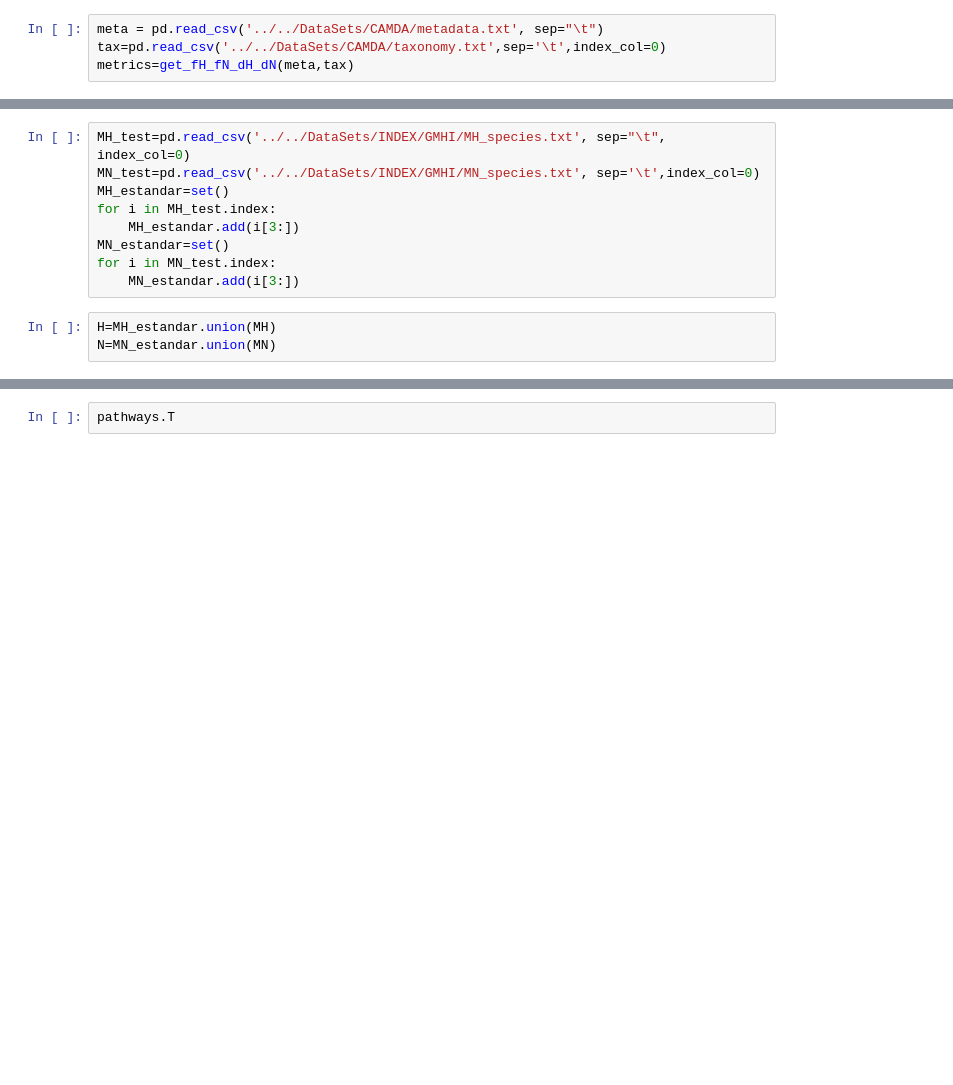
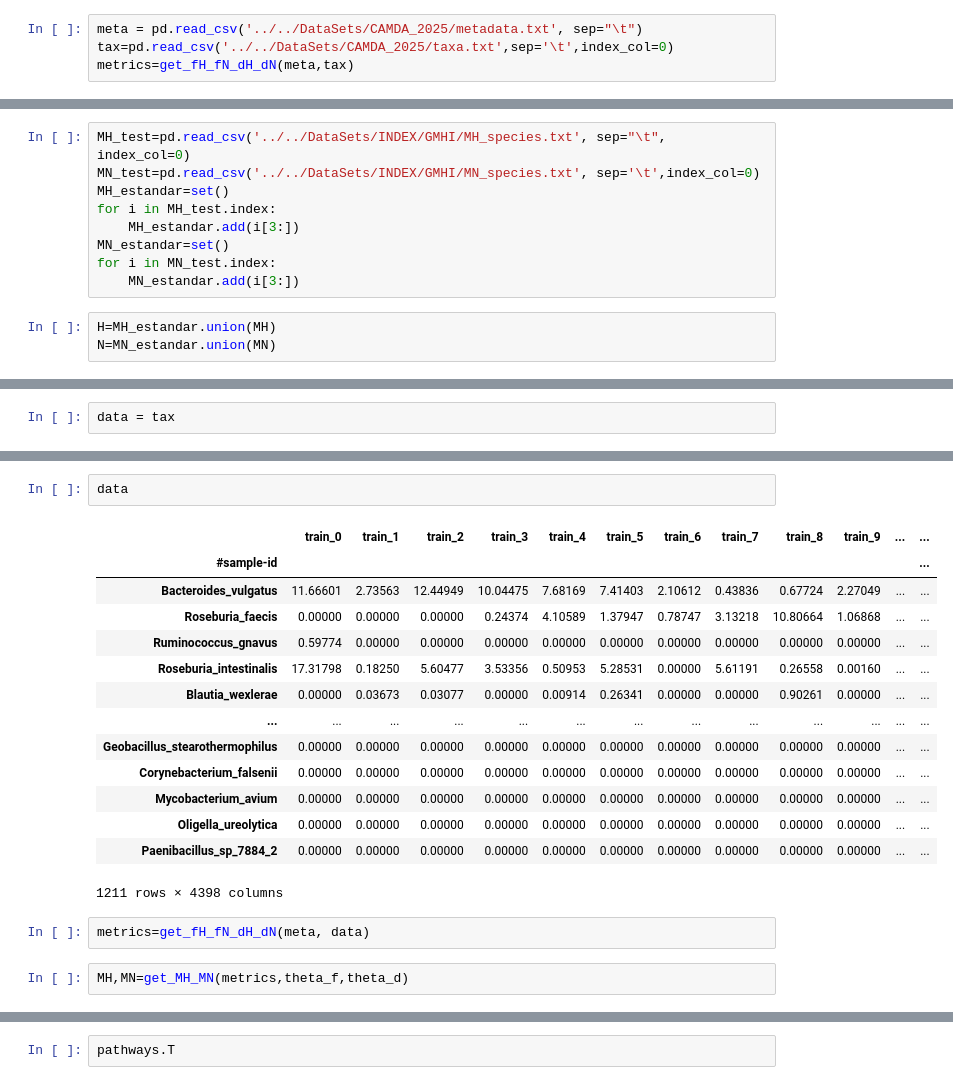
Before and after one commit to ccm-bioinfo/Camda25_gut, a Jupyter notebook: indexes/RF_GMHI/GMHI_tax_path_RFT-Copy1.ipynb, the cells around one changed output, grey strips where cells are left out. Drawn from its saved outputs; the diff is of its cells as text; blank space fills up the shorter version.

Commit message:
feat: :fire: New script to calculate indexes

```diff
--- a/indexes/RF_GMHI/GMHI_tax_path_RFT-Copy1.ipynb
+++ b/indexes/RF_GMHI/GMHI_tax_path_RFT-Copy1.ipynb
@@ -137,6 +143,6 @@ def get_accuracy(GMHI,meta):
 # %%
-meta = pd.read_csv('../../DataSets/CAMDA/metadata.txt', sep="\t")
-tax=pd.read_csv('../../DataSets/CAMDA/taxonomy.txt',sep='\t',index_col=0)
+meta = pd.read_csv('../../DataSets/CAMDA_2025/metadata.txt', sep="\t")
+tax=pd.read_csv('../../DataSets/CAMDA_2025/taxa.txt',sep='\t',index_col=0)
 metrics=get_fH_fN_dH_dN(meta,tax)
 # %%
 theta_f = 1.4
@@ -222,2 +248,4 @@ Name: GMHI, Length: 613, dtype: float64
+# %%
+data = tax
 # %%
 labels = []
@@ -259,0 +272,21 @@ Balanced Accuracy: 0.667741935483871
+# %%
+data
+# %% [output]
+|  | train_0 | train_1 | train_2 | train_3 | train_4 | train_5 | train_6 | train_7 | train_8 | train_9 | ... | ... |
+| #sample-id |  |  |  |  |  |  |  |  |  |  |  | ... |
+| Bacteroides_vulgatus | 11.66601 | 2.73563 | 12.44949 | 10.04475 | 7.68169 | 7.41403 | 2.10612 | 0.43836 | 0.67724 | 2.27049 | ... | ... |
+| Roseburia_faecis | 0.00000 | 0.00000 | 0.00000 | 0.24374 | 4.10589 | 1.37947 | 0.78747 | 3.13218 | 10.80664 | 1.06868 | ... | ... |
+| Ruminococcus_gnavus | 0.59774 | 0.00000 | 0.00000 | 0.00000 | 0.00000 | 0.00000 | 0.00000 | 0.00000 | 0.00000 | 0.00000 | ... | ... |
+| Roseburia_intestinalis | 17.31798 | 0.18250 | 5.60477 | 3.53356 | 0.50953 | 5.28531 | 0.00000 | 5.61191 | 0.26558 | 0.00160 | ... | ... |
+| Blautia_wexlerae | 0.00000 | 0.03673 | 0.03077 | 0.00000 | 0.00914 | 0.26341 | 0.00000 | 0.00000 | 0.90261 | 0.00000 | ... | ... |
+| ... | ... | ... | ... | ... | ... | ... | ... | ... | ... | ... | ... | ... |
+| Geobacillus_stearothermophilus | 0.00000 | 0.00000 | 0.00000 | 0.00000 | 0.00000 | 0.00000 | 0.00000 | 0.00000 | 0.00000 | 0.00000 | ... | ... |
+| Corynebacterium_falsenii | 0.00000 | 0.00000 | 0.00000 | 0.00000 | 0.00000 | 0.00000 | 0.00000 | 0.00000 | 0.00000 | 0.00000 | ... | ... |
+| Mycobacterium_avium | 0.00000 | 0.00000 | 0.00000 | 0.00000 | 0.00000 | 0.00000 | 0.00000 | 0.00000 | 0.00000 | 0.00000 | ... | ... |
+| Oligella_ureolytica | 0.00000 | 0.00000 | 0.00000 | 0.00000 | 0.00000 | 0.00000 | 0.00000 | 0.00000 | 0.00000 | 0.00000 | ... | ... |
+| Paenibacillus_sp_7884_2 | 0.00000 | 0.00000 | 0.00000 | 0.00000 | 0.00000 | 0.00000 | 0.00000 | 0.00000 | 0.00000 | 0.00000 | ... | ... |
+1211 rows × 4398 columns
+# %%
+metrics=get_fH_fN_dH_dN(meta, data)
+# %%
+MH,MN=get_MH_MN(metrics,theta_f,theta_d)
```
Also changed, not shown: parts of 27 cells of this notebook, 18 other files.
